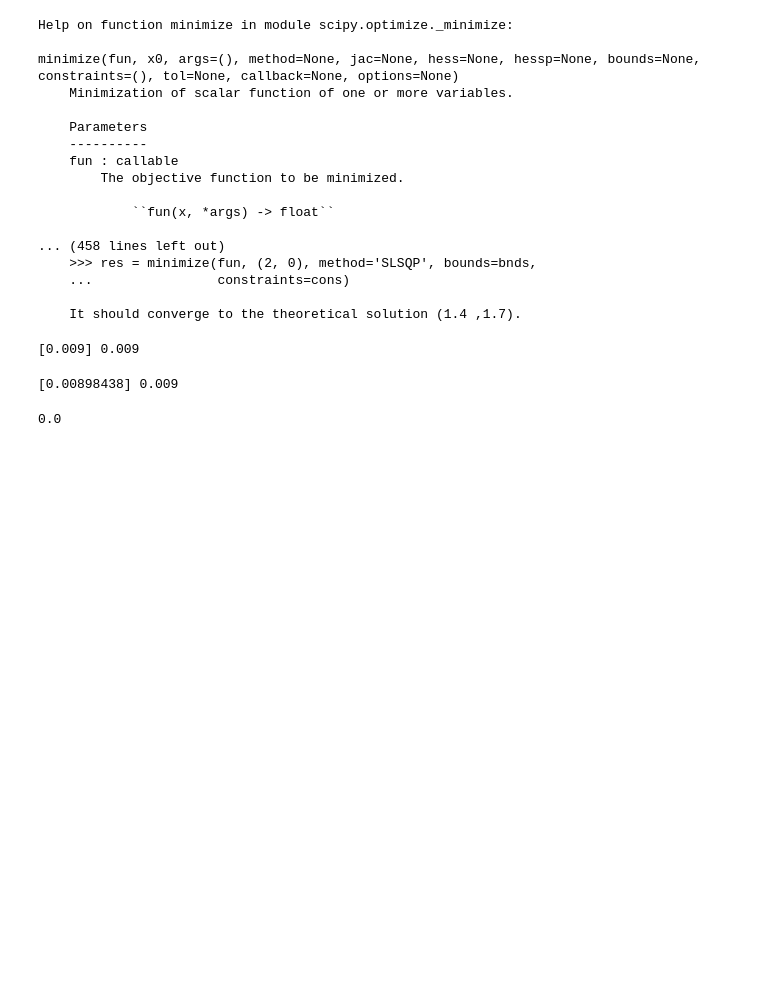
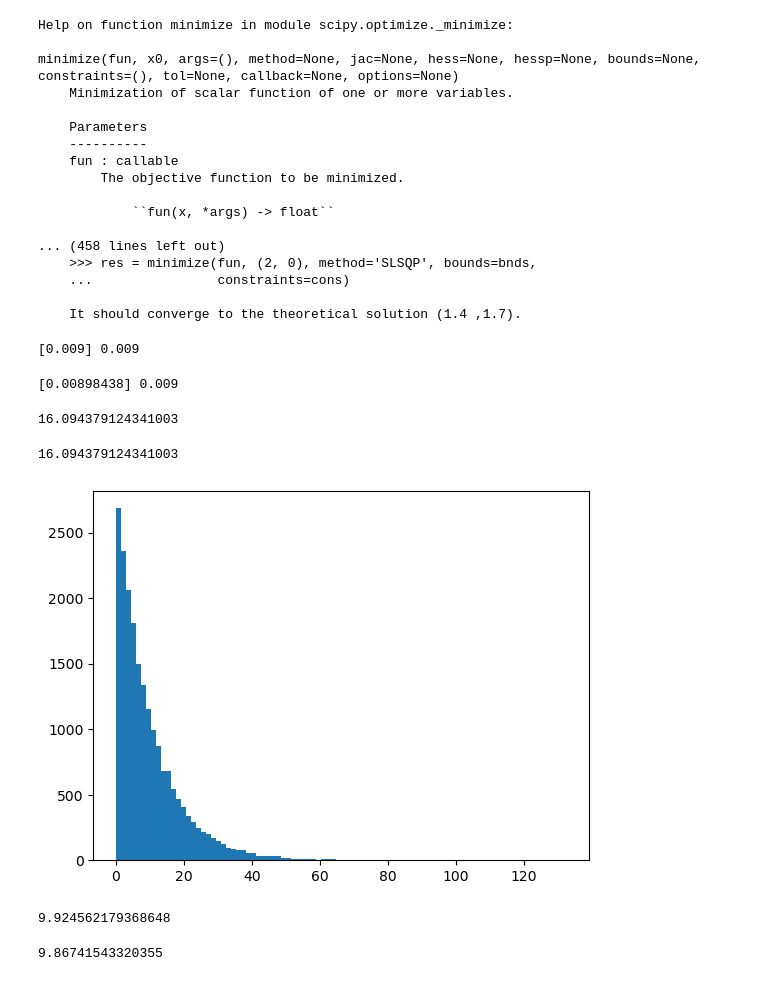
Before and after one commit to jealcalat/AEM-ITESO, a Jupyter notebook: tema_3/verosimilitud_clases.ipynb, the cells around one changed output. Saved outputs shown, nothing was run; the diff lists cells and outputs as text; code cells hidden in the pictures; blank space fills up the shorter version.

```diff
--- a/tema_3/verosimilitud_clases.ipynb
+++ b/tema_3/verosimilitud_clases.ipynb
@@ -153,6 +153,26 @@ print(res.x, k/n)
 # %% [output]
 [0.00898438] 0.009
 # %%
-np.log(1)
+np.log(5**(10))
 # %% [output]
-0.0
+16.094379124341003
+# %%
+10 * np.log(5)
+# %% [output]
+16.094379124341003
+# %%
+from scipy.stats import expon
+# obtener variable aleatoria exponencialmente distribuida
+sim_data = expon.rvs(scale=10, size=20000)
+
+plt.hist(sim_data, bins=90);
+# %% [output]
+[figure, added]
+# %%
+sim_data.sum()/len(sim_data)
+# %% [output]
+9.924562179368648
+# %%
+np.std(sim_data)
+# %% [output]
+9.86741543320355
```
Also changed, not shown: parts of 31 cells of this notebook, 3 other files.
